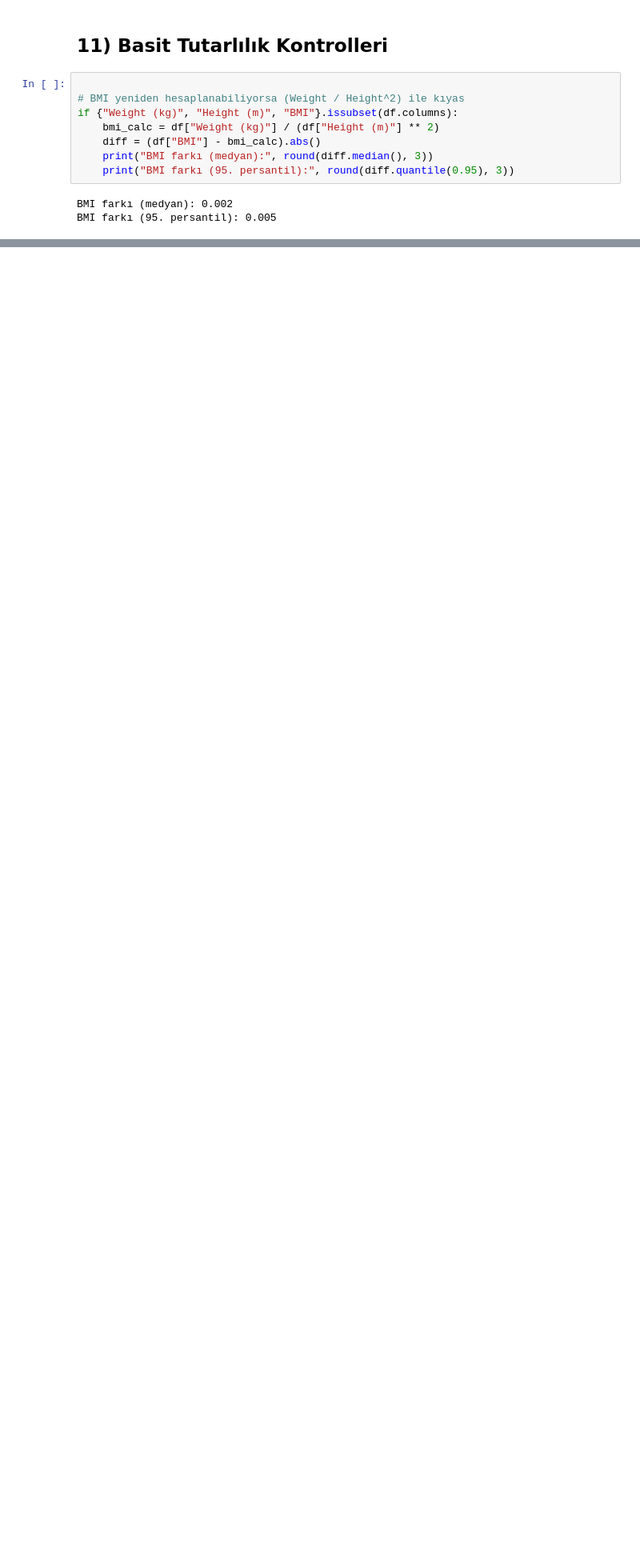
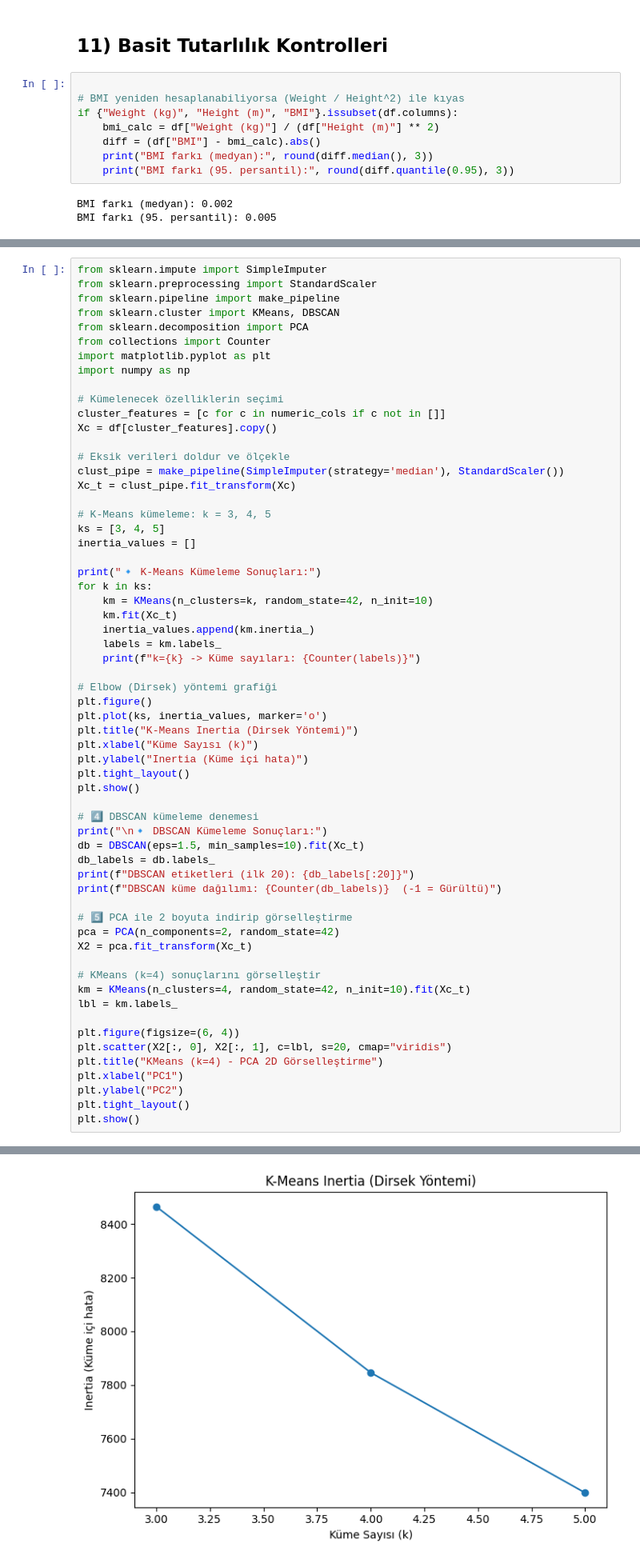
Before and after one commit to onurercen/workout_prediction_app, a Jupyter notebook: EDA_gym_members_exercise_tracking_executed.ipynb, the cells around one changed output, grey strips where cells are left out. Shown at 80% size. Cells and saved outputs as stored; diff of their text form; blank space fills up the shorter version.

```diff
--- a/EDA_gym_members_exercise_tracking_executed.ipynb
+++ b/EDA_gym_members_exercise_tracking_executed.ipynb
@@ -378,0 +364,62 @@ Modelleme aşamasında türleri ayırabilmek için ek değişkenler veya yeni ö
+# %%
+from sklearn.impute import SimpleImputer
+from sklearn.preprocessing import StandardScaler
+from sklearn.pipeline import make_pipeline
+from sklearn.cluster import KMeans, DBSCAN
+from sklearn.decomposition import PCA
+from collections import Counter
+import matplotlib.pyplot as plt
+import numpy as np
+
+# Kümelenecek özelliklerin seçimi
+cluster_features = [c for c in numeric_cols if c not in []]
+Xc = df[cluster_features].copy()
+
+# Eksik verileri doldur ve ölçekle
+clust_pipe = make_pipeline(SimpleImputer(strategy='median'), StandardScaler())
+Xc_t = clust_pipe.fit_transform(Xc)
+
+# K-Means kümeleme: k = 3, 4, 5
+ks = [3, 4, 5]
+inertia_values = []
+
+print("🔹 K-Means Kümeleme Sonuçları:")
+for k in ks:
+    km = KMeans(n_clusters=k, random_state=42, n_init=10)
+    km.fit(Xc_t)
+    inertia_values.append(km.inertia_)
+    labels = km.labels_
+    print(f"k={k} -> Küme sayıları: {Counter(labels)}")
+
+# Elbow (Dirsek) yöntemi grafiği
+plt.figure()
+plt.plot(ks, inertia_values, marker='o')
+plt.title("K-Means Inertia (Dirsek Yöntemi)")
+plt.xlabel("Küme Sayısı (k)")
+plt.ylabel("Inertia (Küme içi hata)")
+plt.tight_layout()
+plt.show()
+
+# 4️⃣ DBSCAN kümeleme denemesi
+print("\n🔹 DBSCAN Kümeleme Sonuçları:")
+db = DBSCAN(eps=1.5, min_samples=10).fit(Xc_t)
+db_labels = db.labels_
+print(f"DBSCAN etiketleri (ilk 20): {db_labels[:20]}")
+print(f"DBSCAN küme dağılımı: {Counter(db_labels)}  (-1 = Gürültü)")
+
+# 5️⃣ PCA ile 2 boyuta indirip görselleştirme
+pca = PCA(n_components=2, random_state=42)
+X2 = pca.fit_transform(Xc_t)
+
+# KMeans (k=4) sonuçlarını görselleştir
+km = KMeans(n_clusters=4, random_state=42, n_init=10).fit(Xc_t)
+lbl = km.labels_
+
+plt.figure(figsize=(6, 4))
+plt.scatter(X2[:, 0], X2[:, 1], c=lbl, s=20, cmap="viridis")
+plt.title("KMeans (k=4) - PCA 2D Görselleştirme")
+plt.xlabel("PC1")
+plt.ylabel("PC2")
+plt.tight_layout()
+plt.show()
+# %% [output]
@@ -378,0 +430 @@ Modelleme aşamasında türleri ayırabilmek için ek değişkenler veya yeni ö
+[figure, added]
```
Also changed, not shown: parts of 6 cells of this notebook.
